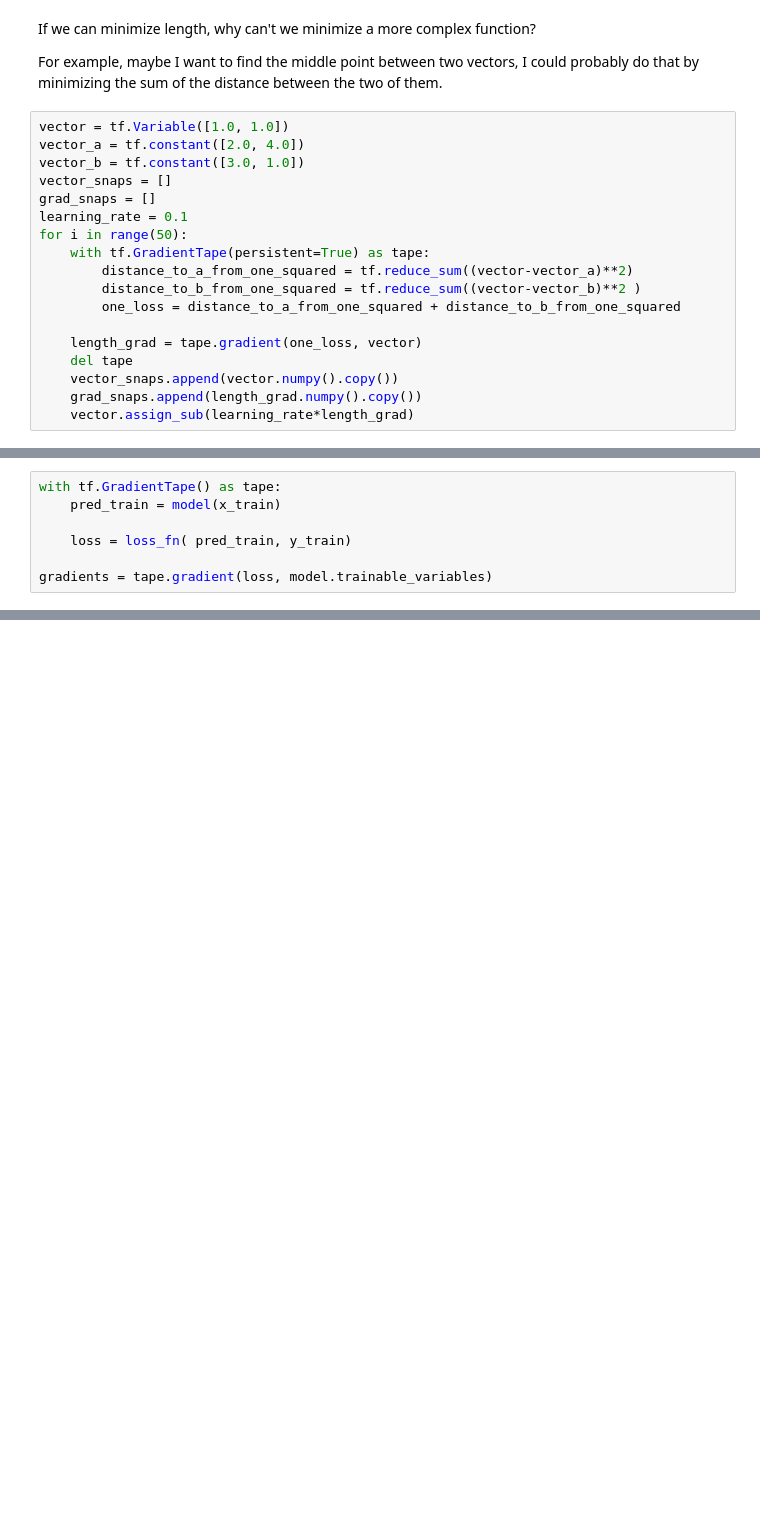
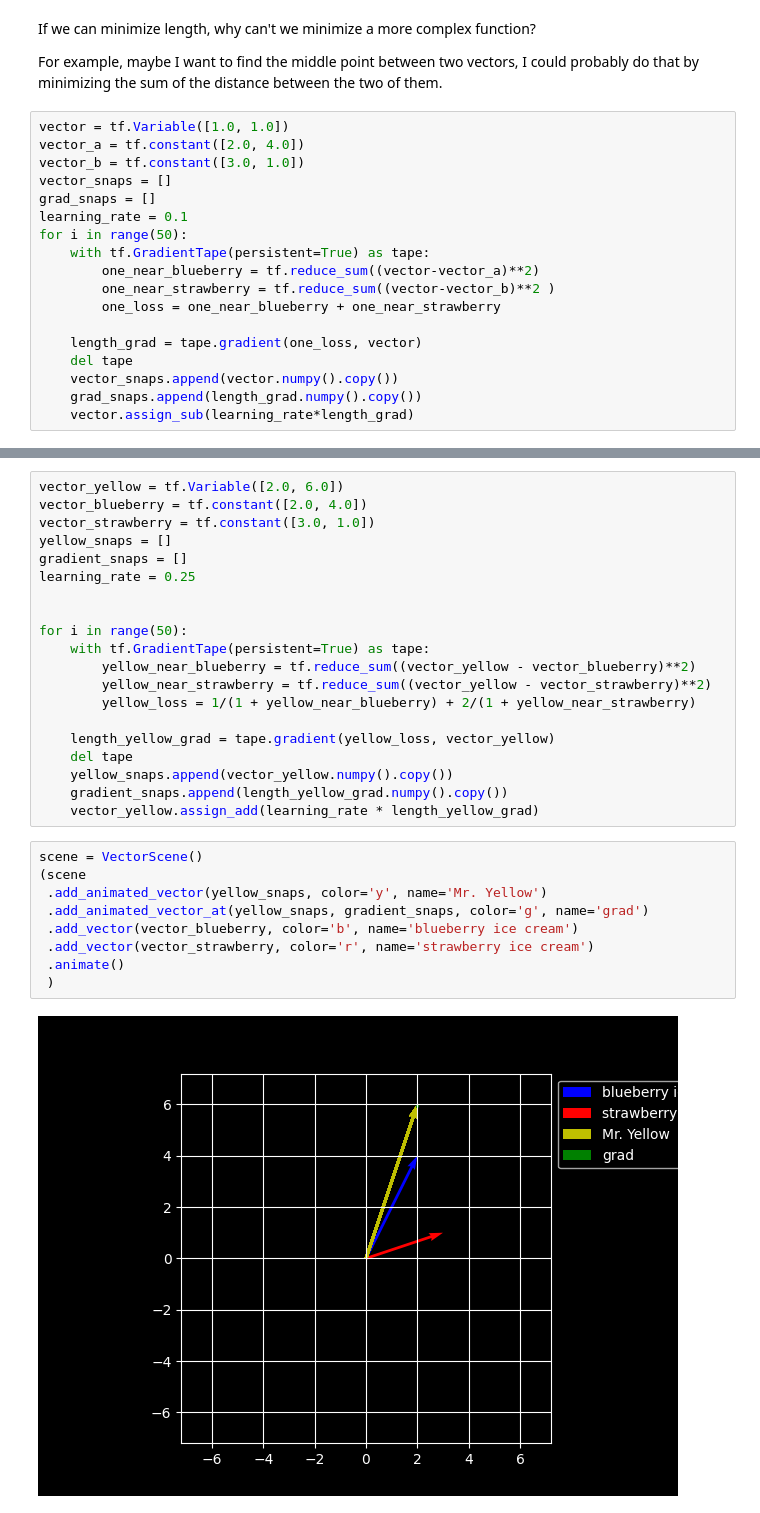
Before and after one commit to JacksonRudd/dl, a Jupyter notebook: mnist/3_training.ipynb, the cells around one changed output, grey strips where cells are left out. Saved outputs shown, nothing was run; the diff lists cells and outputs as text; blank space fills up the shorter version.

```diff
--- a/mnist/3_training.ipynb
+++ b/mnist/3_training.ipynb
@@ -188,9 +191,9 @@ grad_snaps = []
 learning_rate = 0.1
 for i in range(50):
     with tf.GradientTape(persistent=True) as tape:
-        distance_to_a_from_one_squared = tf.reduce_sum((vector-vector_a)**2)
-        distance_to_b_from_one_squared = tf.reduce_sum((vector-vector_b)**2 )
-        one_loss = distance_to_a_from_one_squared + distance_to_b_from_one_squared
+        one_near_blueberry = tf.reduce_sum((vector-vector_a)**2)
+        one_near_strawberry = tf.reduce_sum((vector-vector_b)**2 )
+        one_loss = one_near_blueberry + one_near_strawberry
 
     length_grad = tape.gradient(one_loss, vector)
     del tape
@@ -290,7 +250,0 @@ How do we improve this linear model?
-# %%
-with tf.GradientTape() as tape:
-    pred_train = model(x_train)
-
-    loss = loss_fn( pred_train, y_train)
-
-gradients = tape.gradient(loss, model.trainable_variables)
@@ -311,0 +255,31 @@ Reshaped gradient shape: (28, 28, 10)
+# %%
+vector_yellow = tf.Variable([2.0, 6.0])
+vector_blueberry = tf.constant([2.0, 4.0])
+vector_strawberry = tf.constant([3.0, 1.0])
+yellow_snaps = []
+gradient_snaps = []
+learning_rate = 0.25
+
+
+for i in range(50):
+    with tf.GradientTape(persistent=True) as tape:
+        yellow_near_blueberry = tf.reduce_sum((vector_yellow - vector_blueberry)**2)
+        yellow_near_strawberry = tf.reduce_sum((vector_yellow - vector_strawberry)**2)
+        yellow_loss = 1/(1 + yellow_near_blueberry) + 2/(1 + yellow_near_strawberry)
+
+    length_yellow_grad = tape.gradient(yellow_loss, vector_yellow)
+    del tape
+    yellow_snaps.append(vector_yellow.numpy().copy())
+    gradient_snaps.append(length_yellow_grad.numpy().copy())
+    vector_yellow.assign_add(learning_rate * length_yellow_grad)
+# %%
+scene = VectorScene()
+(scene
+ .add_animated_vector(yellow_snaps, color='y', name='Mr. Yellow')
+ .add_animated_vector_at(yellow_snaps, gradient_snaps, color='g', name='grad')
+ .add_vector(vector_blueberry, color='b', name='blueberry ice cream')
+ .add_vector(vector_strawberry, color='r', name='strawberry ice cream')
+ .animate()
+ )
+# %% [output]
+[figure, added]
```
Also changed, not shown: parts of 21 cells of this notebook, 1 other file.
